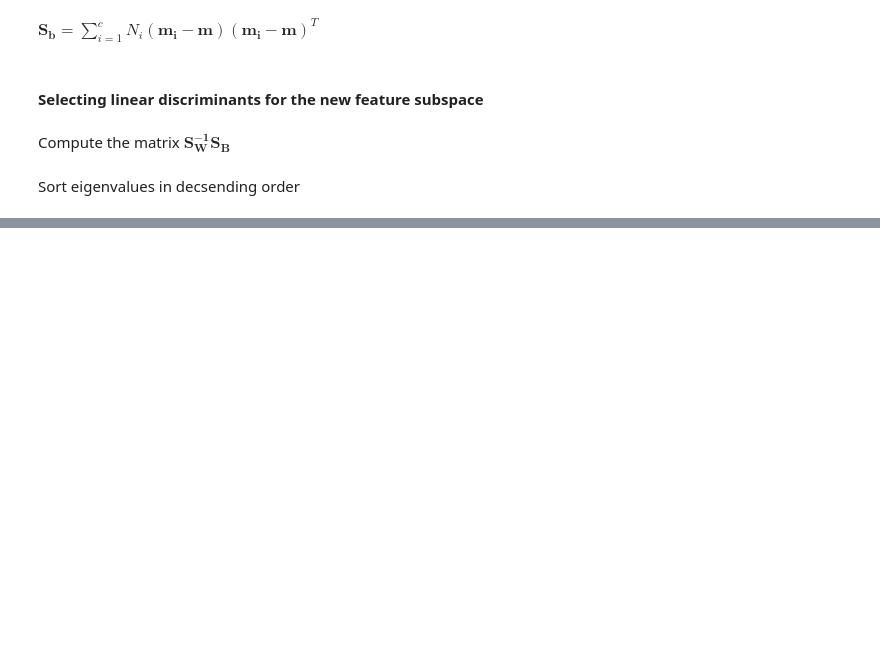
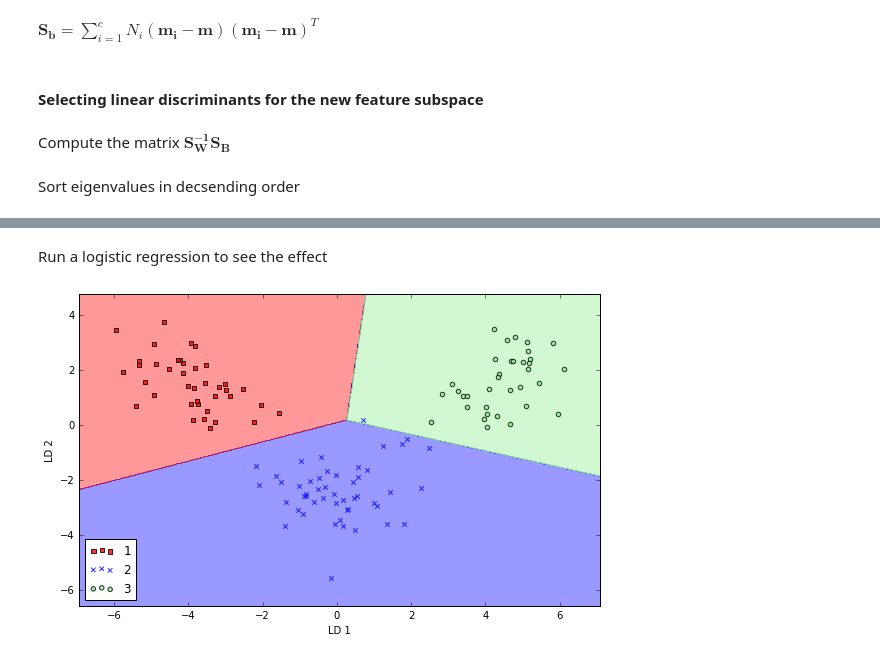
Before and after one commit to sametmarasli/Project_Exploring_scikit-learn, a Jupyter notebook: ml_dimensionality_reduction.ipynb, the cells around one changed output, grey strips where cells are left out. Saved outputs shown, nothing was run; the diff lists cells and outputs as text; code cells hidden in the pictures; blank space fills up the shorter version.

```diff
--- a/ml_dimensionality_reduction.ipynb
+++ b/ml_dimensionality_reduction.ipynb
@@ -251,0 +329,16 @@ Sort eigenvalues in decsending order
+# %%
+lda = LDA(n_components=2)
+X_train_lda = lda.fit_transform(X_train_std, y_train)
+# %% [markdown]
+Run a logistic regression to see the effect
+# %%
+lr = LogisticRegression()
+lr = lr.fit(X_train_lda, y_train)
+plot_decision_regions(X_train_lda, y_train, classifier=lr)
+plt.xlabel('LD 1')
+plt.ylabel('LD 2')
+plt.legend(loc='lower left')
+plt.tight_layout()
+plt.show()
+# %% [output]
+[figure, added]
```
Also changed, not shown: parts of 15 cells of this notebook.
